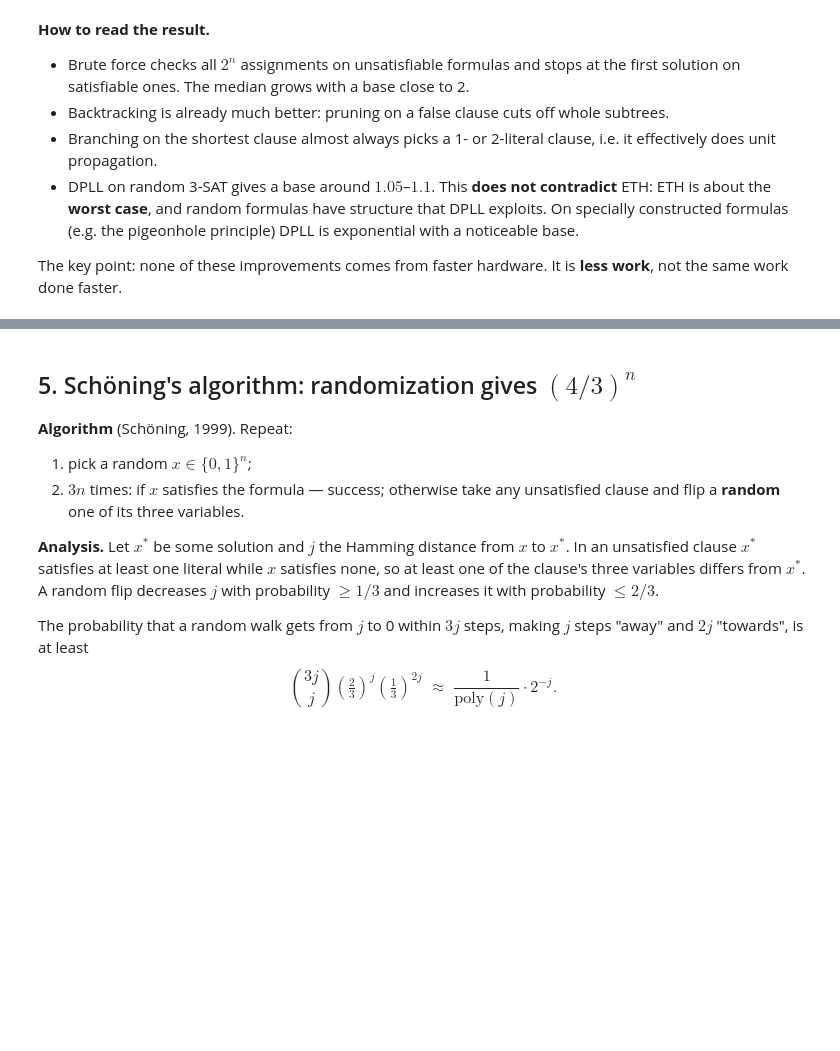
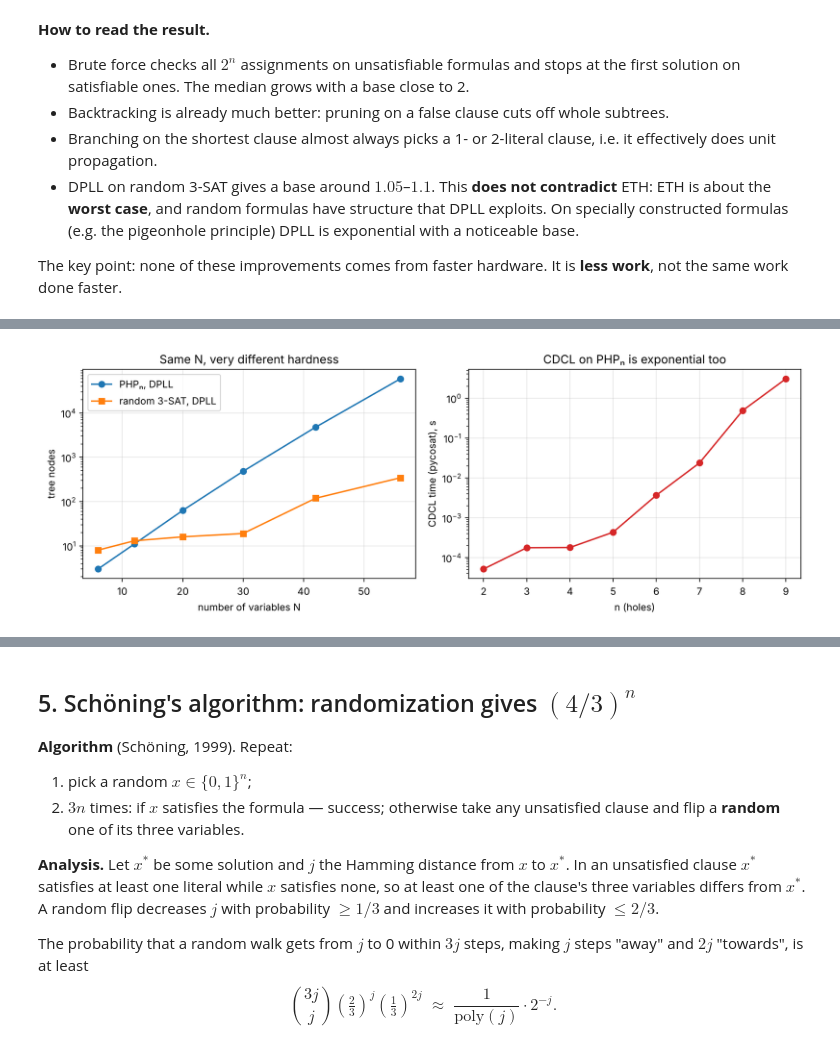
Before and after one commit to arsatyants/Eth-alg-learn, a Jupyter notebook: notebooks/eth_alg_learn_en.ipynb, the cells around one changed output, grey strips where cells are left out. Cells and saved outputs as stored; diff of their text form; code cells hidden in the pictures; blank space fills up the shorter version.

```diff
--- a/notebooks/eth_alg_learn_en.ipynb
+++ b/notebooks/eth_alg_learn_en.ipynb
@@ -303,0 +328,22 @@ The key point: none of these improvements comes from faster hardware. It is **le
+# %%
+rows = []
+for n in range(2, 8):
+    cnf, N = sat.pigeonhole(n)
+    t0 = time.time(); x, st = sat.dpll(cnf, N); t_dp = time.time() - t0
+    assert x is None
+    t0 = time.time(); r = pycosat.solve([list(c) for c in cnf]); t_cd = time.time() - t0
+    assert r == 'UNSAT'
+    rnd = np.median([sat.dpll(sat.random_3sat_ratio(N, 4.27, seed=5000 + 13 * N + s), N)[1]['nodes']
+                     for s in range(5)])
+    rows.append((n, N, len(cnf), st['nodes'], t_dp, t_cd, rnd))
+for n in (8, 9):
+    cnf, N = sat.pigeonhole(n)
+    t0 = time.time(); pycosat.solve([list(c) for c in cnf]); rows.append((n, N, len(cnf), None, None, time.time() - t0, None))
+
+print(f"{'n':>2} {'N':>4} {'m':>4} | {'DPLL nodes':>11} {'growth':>6} {'s':>7} | {'CDCL, s':>8} | {'DPLL on random 3-SAT, same N':>28}")
+prev = None
+for n, N, m, nd, tdp, tcd, rnd in rows:
+    gr = f"×{nd/prev:.1f}" if nd and prev else ''
+    print(f"{n:>2} {N:>4} {m:>4} | {nd if nd else '—':>11} {gr:>6} {(f'{tdp:.2f}' if tdp is not None else '—'):>7} | "
+          f"{tcd:8.3f} | {rnd if rnd is not None else '—':>28}")
+    prev = nd
@@ -303,0 +360,13 @@ The key point: none of these improvements comes from faster hardware. It is **le
+# %%
+d = [r for r in rows if r[3]]
+fig, (a1, a2) = plt.subplots(1, 2, figsize=(11, 4))
+a1.semilogy([r[1] for r in d], [r[3] for r in d], 'o-', label='PHPₙ, DPLL')
+a1.semilogy([r[1] for r in d], [r[6] for r in d], 's-', label='random 3-SAT, DPLL')
+a1.set_xlabel('number of variables N'); a1.set_ylabel('tree nodes'); a1.legend()
+a1.set_title('Same N, very different hardness')
+a2.semilogy([r[0] for r in rows], [r[5] for r in rows], 'o-', color='C3')
+a2.set_xlabel('n (holes)'); a2.set_ylabel('CDCL time (pycosat), s')
+a2.set_title('CDCL on PHPₙ is exponential too')
+fig.tight_layout(); fig.savefig(f'{FIG}/04b_php.png', dpi=110); plt.show()
+# %% [output]
+[figure, added]
```
Also changed, not shown: parts of 7 cells of this notebook, 8 other files.
